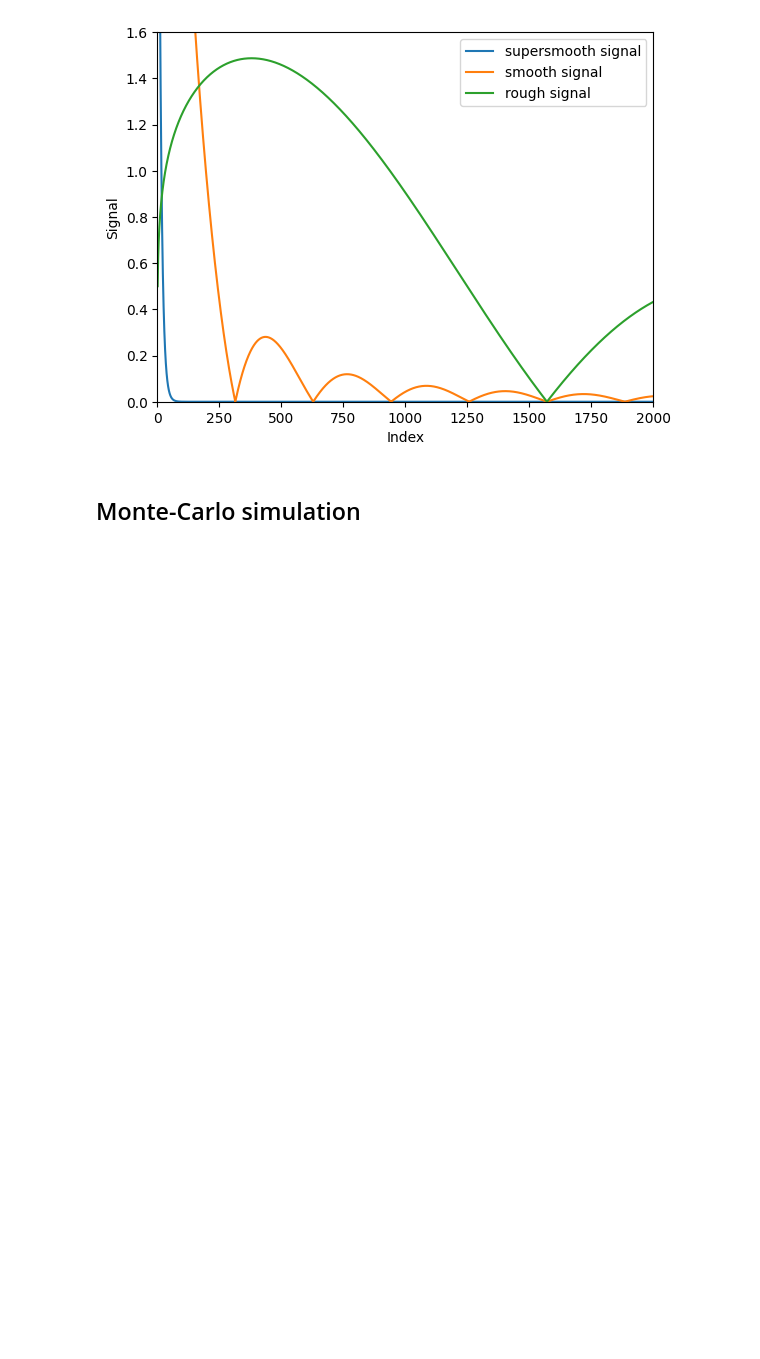
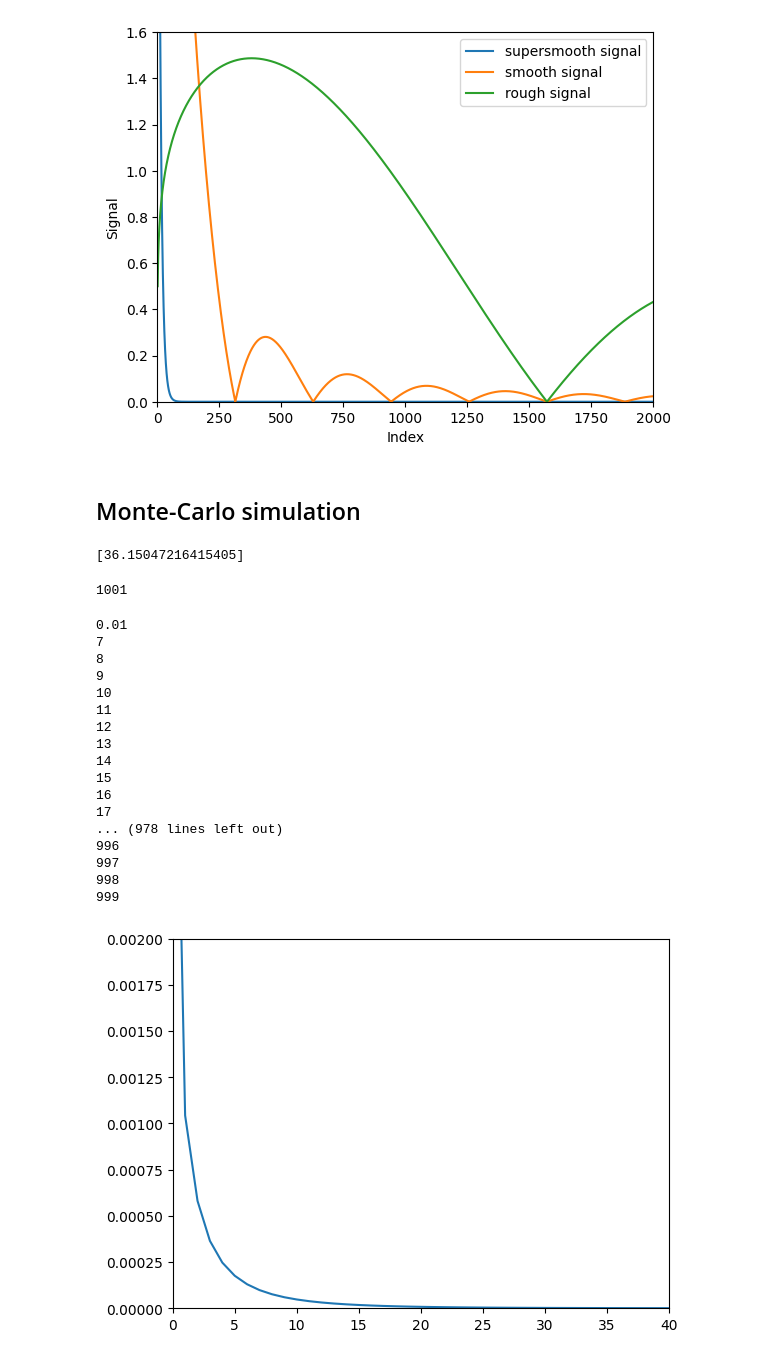
Before and after one commit to EarlyStop/EarlyStopping, a Jupyter notebook: notebooks/LandweberSimulationStudy.ipynb, the cells around one changed output. Cells and saved outputs as stored; diff of their text form; code cells hidden in the pictures; blank space fills up the shorter version.

Commit message:
Updated Landweber simulation study

```diff
--- a/notebooks/LandweberSimulationStudy.ipynb
+++ b/notebooks/LandweberSimulationStudy.ipynb
@@ -47,11 +47,59 @@ plt.legend()
 ## Monte-Carlo simulation
 # %%
 # Specify number of Monte-Carlo runs
-nruns = 1000
+nruns = 1
 
 # Create observations
-noise_level = 0.1
+noise_level = 0.01
 noise = noise_level*np.random.normal(0, noise_level, (D, nruns))
 observation_supersmooth = noise + np.matmul(design_matrix, signal_supersmooth)[:, None]
 observation_smooth = noise + np.matmul(design_matrix, signal_smooth)[:, None]
 observation_rough = noise + np.matmul(design_matrix, signal_rough)[:, None]
+# %%
+# Create models
+models_supersmooth = [es.landweber(design_matrix, observation_supersmooth[:, i]) for i in range(nruns)]
+# %%
+# Caculate Landweber estimates after 1000 iterations
+niterations = 1000
+runtime_vec = []
+for obj in models_supersmooth:
+    start_time = time.time()
+    obj.landw(niterations)
+    end_time = time.time()
+    runtime_vec.append(end_time - start_time)
+# %%
+print(runtime_vec)
+# %% [output]
+[36.15047216415405]
+# %%
+len(models_supersmooth[0].residuals)
+# %% [output]
+1001
+# %%
+plt.plot(range(1001), models_supersmooth[0].residuals)
+plt.xlim([0,40])
+plt.ylim([0,0.002])
+print(noise_level)
+test = models_supersmooth[0].residuals < 0.0001
+for i in range(niterations):
+    if test[i]==True:
+        print(i)
+# %% [output]
+0.01
+7
+8
+9
+10
+11
+12
+13
+14
+15
+16
+17
+... (978 lines left out)
+996
+997
+998
+999
+[figure, added]
```
Also changed, not shown: parts of 1 cell of this notebook.
